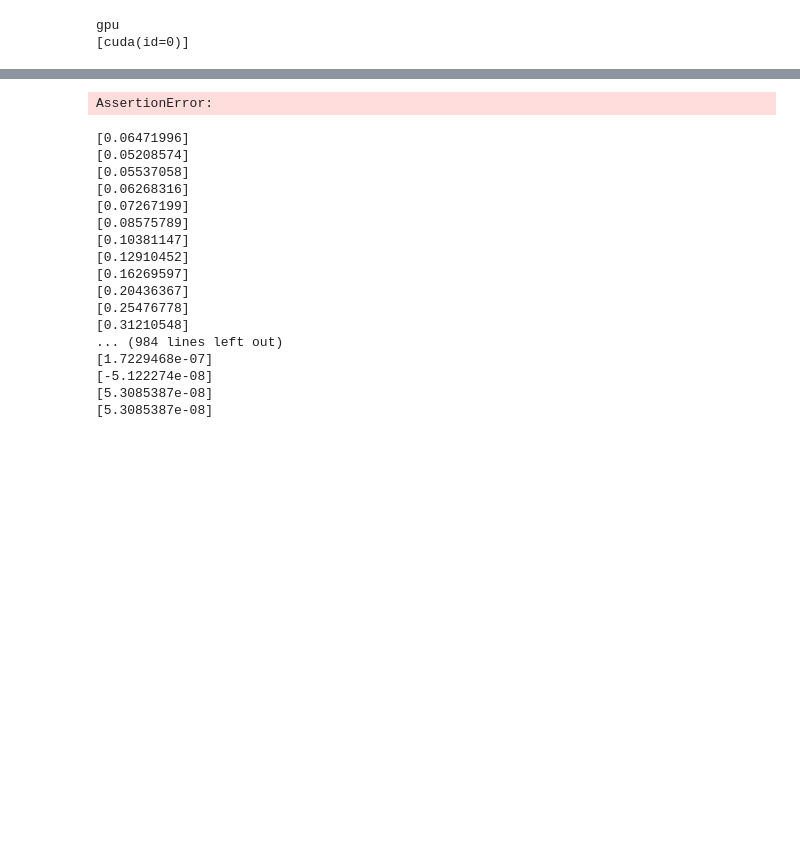
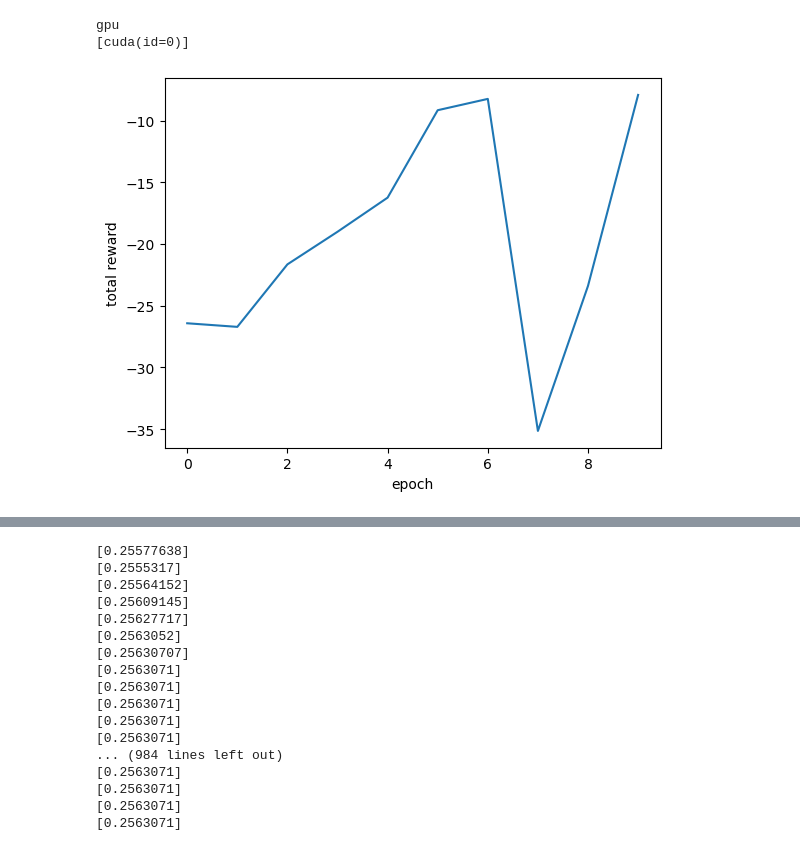
Before and after one commit to dcsteinhauser/HDS, a Jupyter notebook: run_PODS.ipynb, the cells around one changed output, grey strips where cells are left out. Drawn from its saved outputs; the diff is of its cells as text; code cells hidden in the pictures; blank space fills up the shorter version.

```diff
--- a/run_PODS.ipynb
+++ b/run_PODS.ipynb
@@ -35,15 +35,16 @@ state = jax.jit(env.reset)(rng=jax.random.PRNGKey(seed=0))
 # %%
 
 def progress_f(x_data,y_data,epoch,reward):
     print(reward)
     x_data.append(epoch)
     y_data.append(reward)
     clear_output(wait=True)
     plt.xlabel('epoch')
     plt.ylabel('total reward')
     plt.plot(x_data, y_data)
     plt.show()
 
-policy = train(env,trajectory_length=10 ,num_samples=16,epochs=100, inner_epochs=20, alpha_a=5e-4, init_learning_rate=1e-3, progress_fn=progress_f)
+policy = train(env,trajectory_length=10 ,num_samples=16,epochs=10, inner_epochs=20, alpha_a=5e-3, init_learning_rate=1e-2, lambda_policy_update=0.05, progress_fn=progress_f)
 # policy = train(env,trajectory_length=50 ,num_samples=16,epochs=20, alpha_a=2e-5, progress_fn=progress_f)
 # %% [output]
+[figure, added]
@@ -51,4 +71,3 @@ policy = train(env,trajectory_length=10 ,num_samples=16,epochs=100, inner_epochs
-AssertionError:
 # %%
 f = open("reward.txt", "w")
 g = open("actions.txt", "w")
@@ -73,23 +92,23 @@ for _ in range(1000):
 print(reward, file=f)
 print(actions, file=g)
 # %% [output]
-[0.06471996]
-[0.05208574]
-[0.05537058]
-[0.06268316]
-[0.07267199]
-[0.08575789]
-[0.10381147]
-[0.12910452]
-[0.16269597]
-[0.20436367]
-[0.25476778]
-[0.31210548]
+[0.25577638]
+[0.2555317]
+[0.25564152]
+[0.25609145]
+[0.25627717]
+[0.2563052]
+[0.25630707]
+[0.2563071]
+[0.2563071]
+[0.2563071]
+[0.2563071]
+[0.2563071]
 ... (984 lines left out)
-[1.7229468e-07]
-[-5.122274e-08]
-[5.3085387e-08]
-[5.3085387e-08]
+[0.2563071]
+[0.2563071]
+[0.2563071]
+[0.2563071]
 # %%
 
 yes=html.render(env.sys.replace(dt=env.dt), rollout)
```
Also changed, not shown: parts of 1 cell of this notebook, 2 other files.
